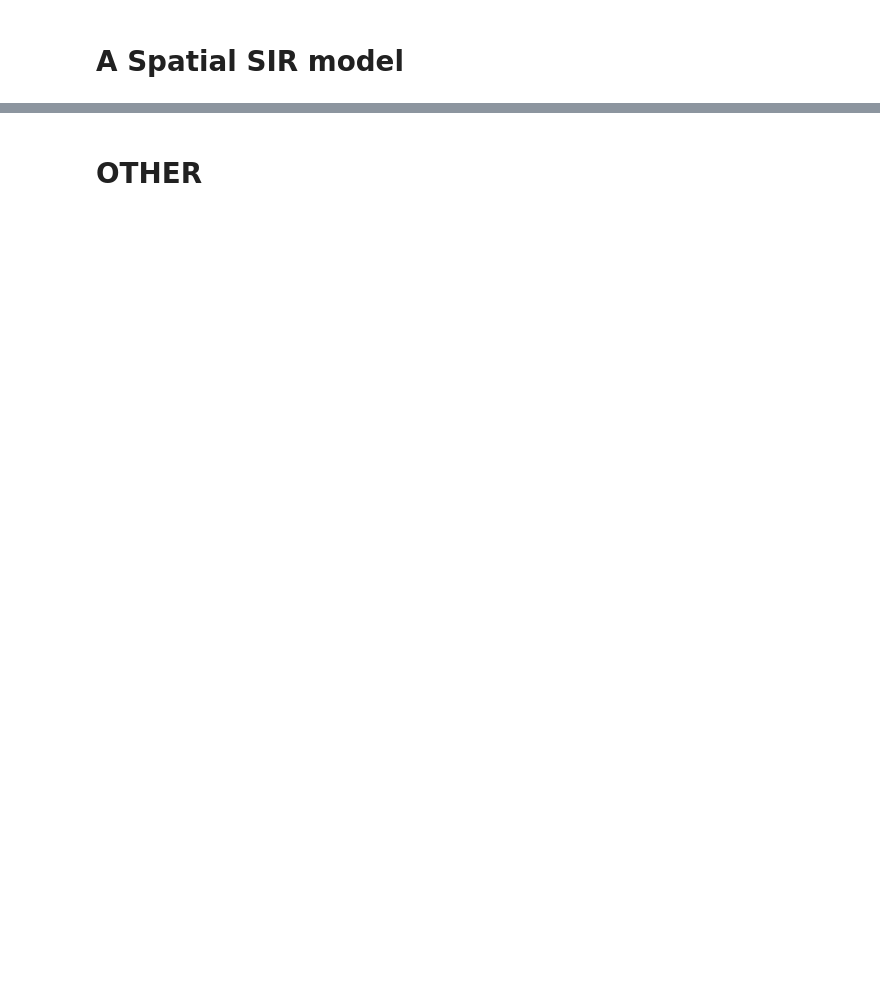
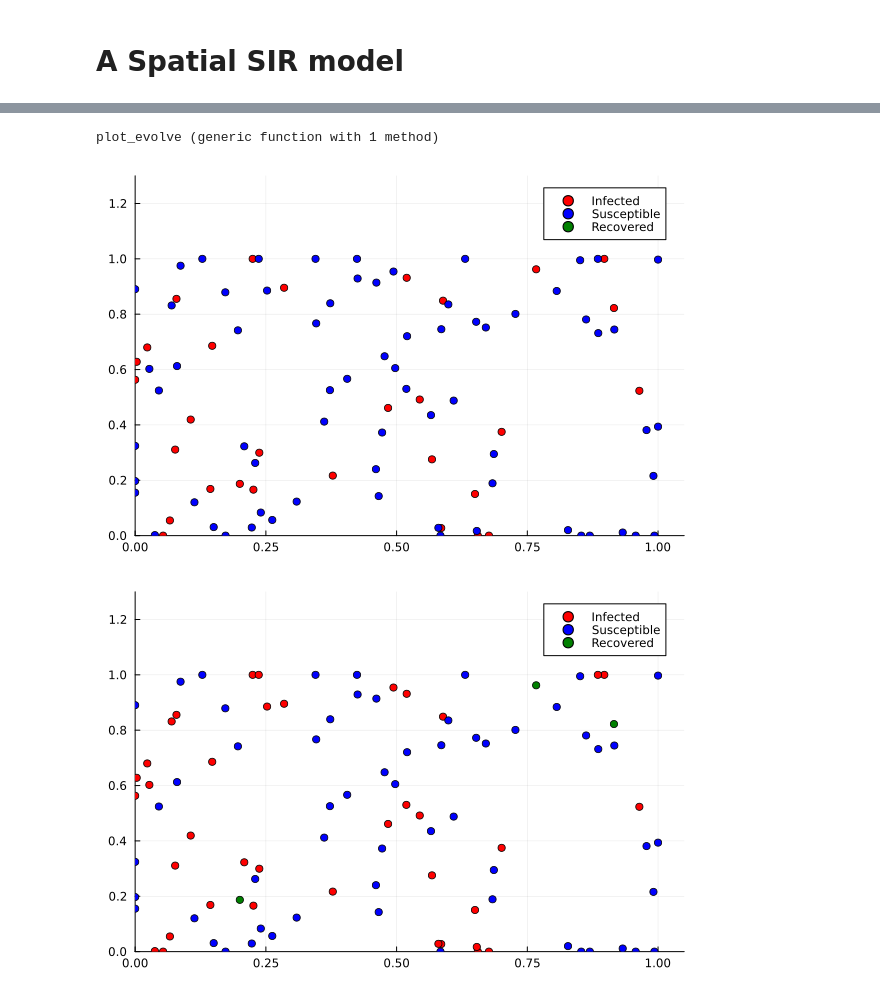
Before and after one commit to PierreRlld/NUM3A, a Jupyter notebook: Pushups/Pushup_1.ipynb, the cells around one changed output, grey strips where cells are left out. Saved outputs shown, nothing was run; the diff lists cells and outputs as text; code cells hidden in the pictures; blank space fills up the shorter version.

```diff
--- a/Pushups/Pushup_1.ipynb
+++ b/Pushups/Pushup_1.ipynb
@@ -109,4 +121,44 @@ show_population(random_guess())
-# %% [markdown]
-# OTHER
+# %%
+# Pour les probas : soit sampler depuis Uniforme(0,1) et regarder si <= χ (ou μ)
+# Ou définir une nouvelle distribution et sampler depuis : sample([...],Weights([χ, 1-χ])) / pareil avec μ
+
+#* EVOLUTION OF DISEASE INSIDE SYSTEM
+function evolve!(S::Vector{Agent}, χ::Float64, μ::Float64)
+    r = 0.05
+    p_recover = Weights([χ, 1-χ])
+    p_infect = Weights([μ, 1-μ])
+
+    infected = [x for x in S if x.h == "I"]
+    potential = [x for x in S if x.h == "S"]
+
+    for infect in infected
+        # Infecté proba χ to Recover
+        infect.h = sample(["R","I"],p_recover)
+
+        for pot in potential
+            if sqrt((infect.x-pot.x)^2+(infect.y-pot.y)^2) <= r
+                # Agent S proche d'un Infecté a proba μ de devenir infecté
+                if sample(["I","S"],p_infect)=="I"
+                    # S a été infecté = on l'enlève des pour autres I !! Gagne du temps de comparaison
+                    filter!(x->x!=pot,potential)
+                    # Changement de statut en Infecté pour cet agent
+                    pot.h = "I"
+                end
+            end
+        end
+    end
+end
+
+function plot_evolve(S::Vector{Agent}, χ::Float64, μ::Float64)
+    display(show_population(S))
+    evolve!(S, χ, μ)
+    display(show_population(S))
+end
+# %% [output]
+plot_evolve (generic function with 1 method)
 # %%
 rt = random_guess()
+plot_evolve(rt,χ,μ)
+# %% [output]
+[figure, added]
+[figure, added]
```
Also changed, not shown: parts of 8 cells of this notebook.
